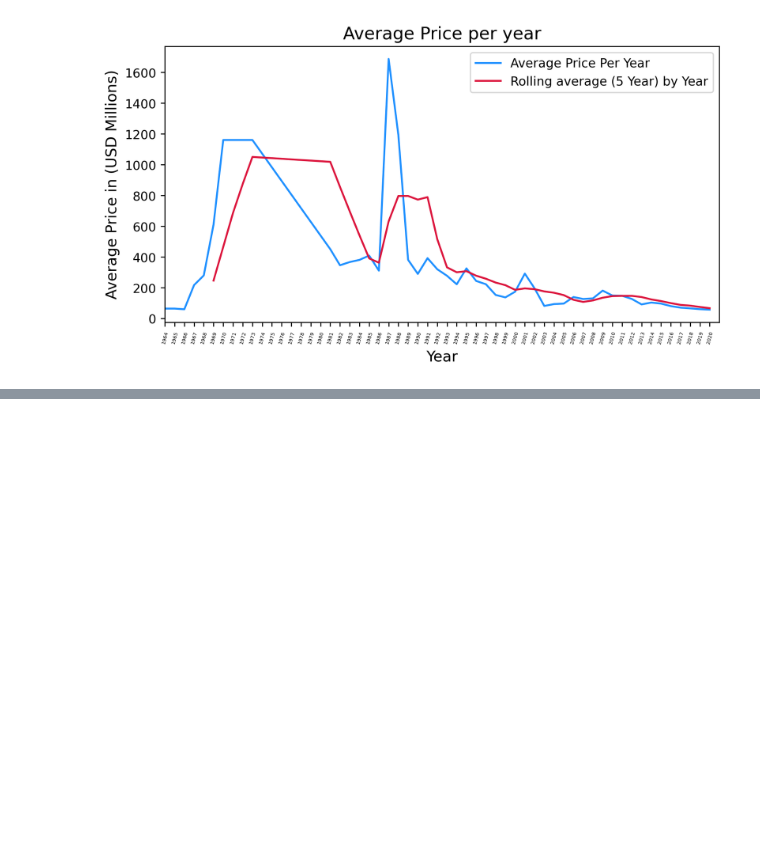
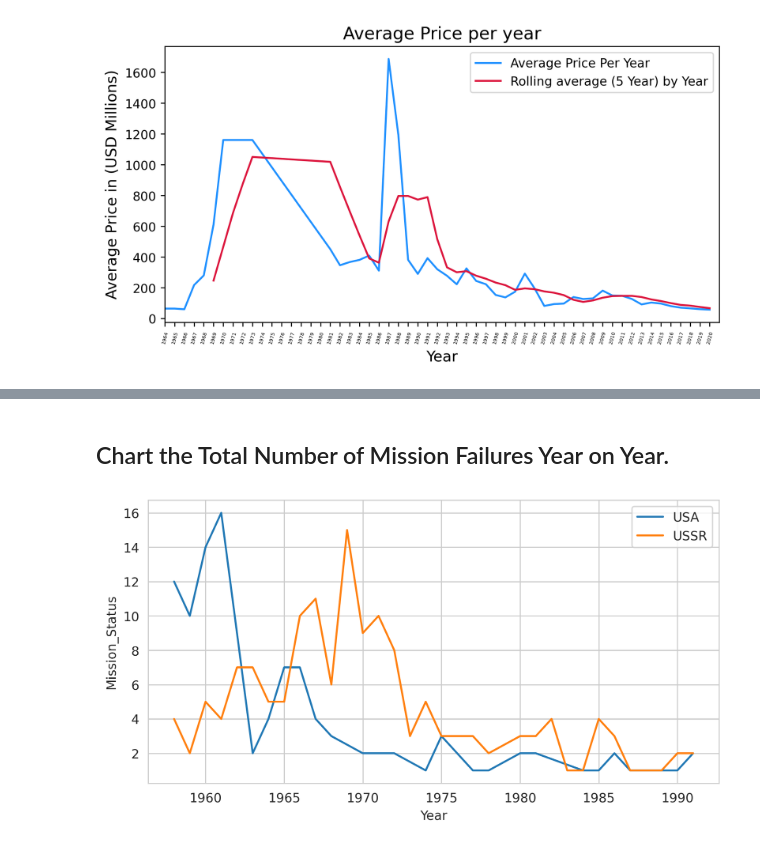
Before and after one commit to shubhenduanupamdutta/Portfolio_18_Analyse_Space_Race, a Jupyter notebook: Space_Race.ipynb, the cells around one changed output, grey strips where cells are left out. Drawn from its saved outputs; the diff is of its cells as text; code cells hidden in the pictures; blank space fills up the shorter version.

```diff
--- a/Space_Race.ipynb
+++ b/Space_Race.ipynb
@@ -729,0 +840,25 @@ plt.show()
+# %% [markdown]
+## Chart the Total Number of Mission Failures Year on Year.
+# %%
+by_failure = (
+            cold_war[cold_war['Mission_Status'] != 'Success']
+            .groupby(['Country', 'Year'], observed=True, as_index=False)
+            .agg({'Mission_Status': pd.Series.count})
+)
+by_failure_usa = by_failure[by_failure['Country'] == 'USA']
+by_failure_ussr = by_failure[by_failure['Country'] == 'USSR']
+plt.figure(figsize=(8, 4), dpi=256)
+with sns.axes_style('whitegrid'):
+    ax = sns.lineplot(data = by_failure_usa,
+        x='Year',
+        y='Mission_Status',
+        label='USA'
+    )
+    ax = sns.lineplot(data = by_failure_ussr,
+        x='Year',
+        y='Mission_Status',
+        label='USSR'
+    )
+plt.show()
+# %% [output]
+[figure, added]
```
Also changed, not shown: parts of 22 cells of this notebook.
